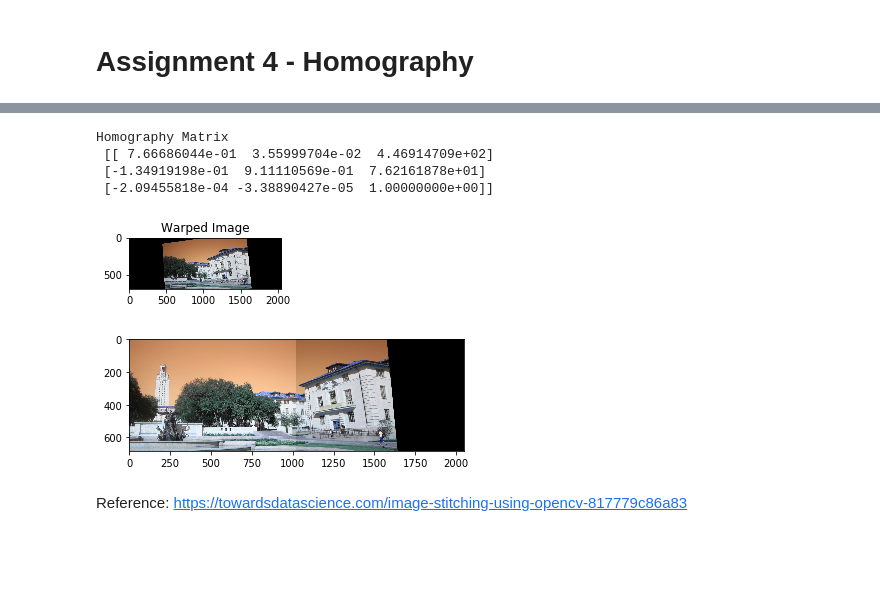
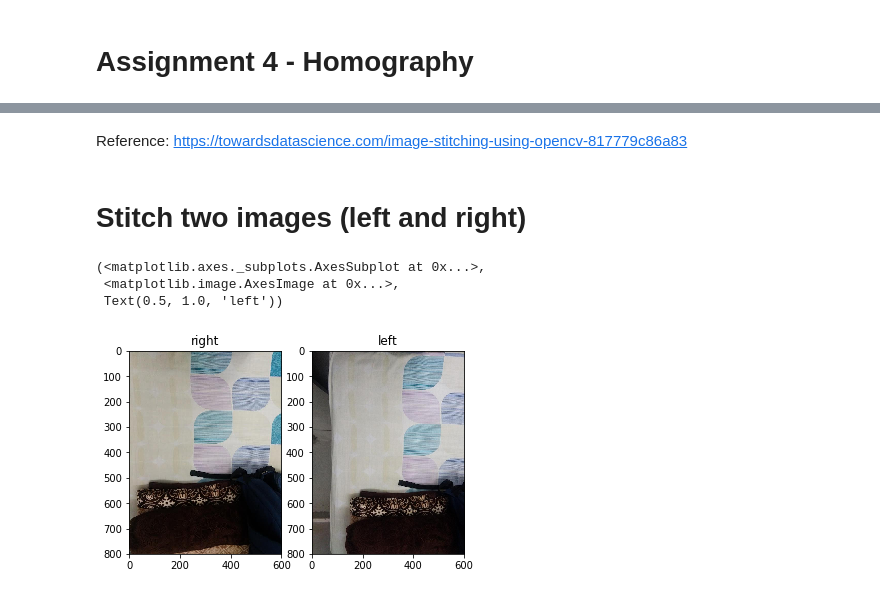
Before and after one commit to sahilbansal17/Computer-Vision-Lab, a Jupyter notebook: 4-Homography/Assignment_4.ipynb, the cells around one changed output, grey strips where cells are left out. Drawn from its saved outputs; the diff is of its cells as text; code cells hidden in the pictures; blank space fills up the shorter version.

Commit message:
Complete image stitching - ordered images

```diff
--- a/4-Homography/Assignment_4.ipynb
+++ b/4-Homography/Assignment_4.ipynb
@@ -42,25 +7,0 @@ plt.imshow(img3)
-# %%
-if len(matches[:,0]) >= 4:
-    src = np.float32([ kp1[m.queryIdx].pt for m in matches[:,0] ]).reshape(-1,1,2)
-    dst = np.float32([ kp2[m.trainIdx].pt for m in matches[:,0] ]).reshape(-1,1,2)
-    H, masked = cv2.findHomography(src, dst, cv2.RANSAC, 5.0)
-    print("Homography Matrix\n", H)
-else:
-    raise AssertionError("Can't find enough keypoints.")
-# %% [output]
-Homography Matrix
- [[ 7.66686044e-01  3.55999704e-02  4.46914709e+02]
- [-1.34919198e-01  9.11110569e-01  7.62161878e+01]
- [-2.09455818e-04 -3.38890427e-05  1.00000000e+00]]
-# %%
-dst = cv2.warpPerspective(img_,H,(img.shape[1] + img_.shape[1], img.shape[0]))
-plt.subplot(122),plt.imshow(dst),plt.title('Warped Image')
-plt.show()
-plt.figure()
-dst[0:img.shape[0], 0:img.shape[1]] = img
-cv2.imwrite('output.jpg',dst)
-plt.imshow(dst)
-plt.show()
-# %% [output]
-[figure, removed]
-[figure, removed]
@@ -67,2 +11,25 @@ plt.show()
 # %% [markdown]
 Reference: https://towardsdatascience.com/image-stitching-using-opencv-817779c86a83
+# %% [markdown]
+# Stitch two images (left and right)
+# %%
+left = 1
+right = 2
+# read right image
+img_ = cv2.imread(str(right)+'.jpg')
+img_ = cv2.cvtColor(img_, cv2.COLOR_BGR2RGB)
+img1 = cv2.cvtColor(img_, cv2.COLOR_RGB2GRAY)
+
+# read left image
+img = cv2.imread(str(left)+'.jpg')
+img = cv2.cvtColor(img, cv2.COLOR_BGR2RGB)
+img2 = cv2.cvtColor(img, cv2.COLOR_RGB2GRAY)
+
+# plot the left and right images
+plt.subplot(121), plt.imshow(img_), plt.title("right")
+plt.subplot(122), plt.imshow(img), plt.title("left")
+# %% [output]
+(<matplotlib.axes._subplots.AxesSubplot at 0x...>,
+ <matplotlib.image.AxesImage at 0x...>,
+ Text(0.5, 1.0, 'left'))
+[figure, added]
```
Also changed, not shown: parts of 23 cells of this notebook, 5 other files.
